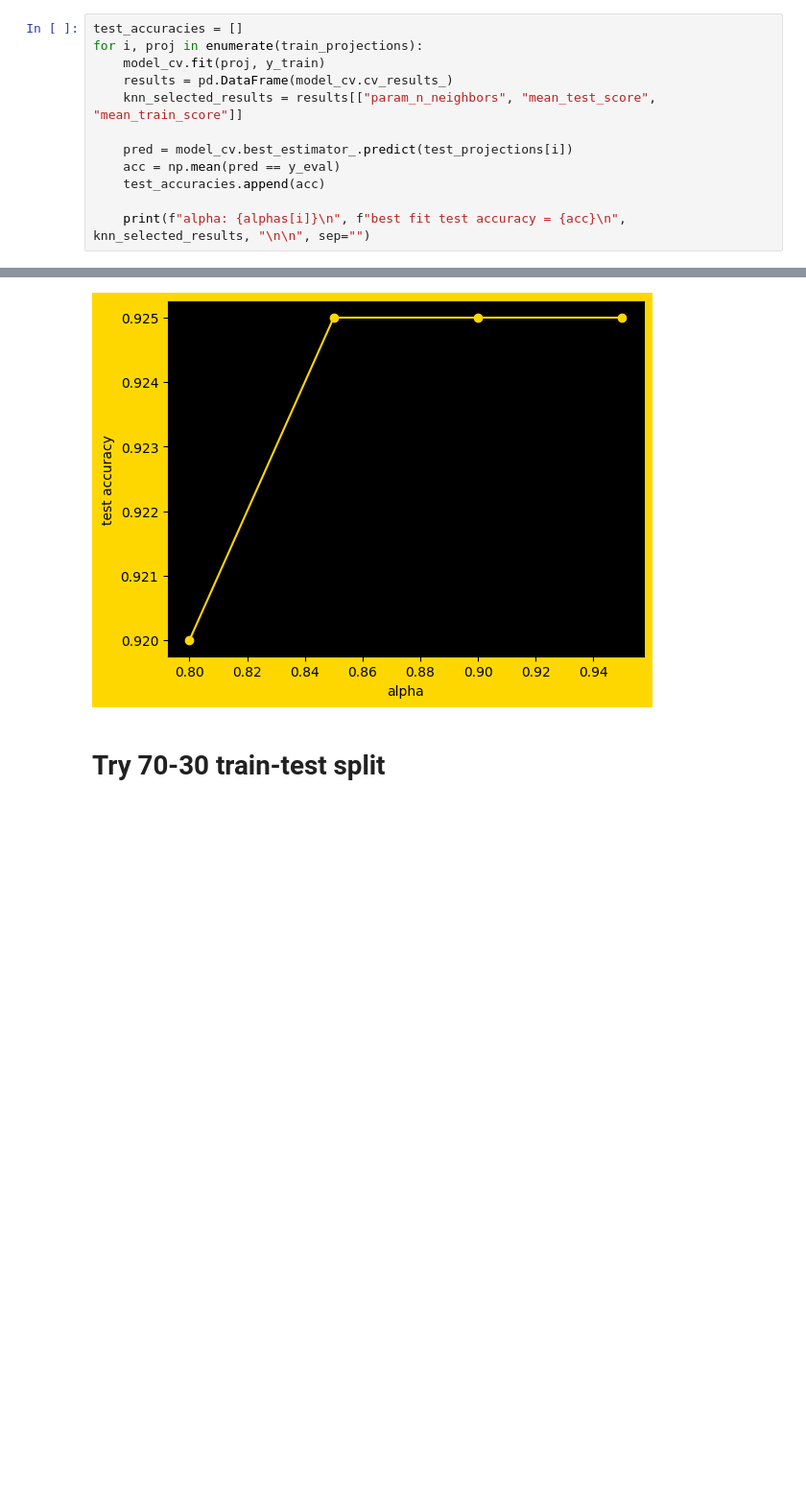
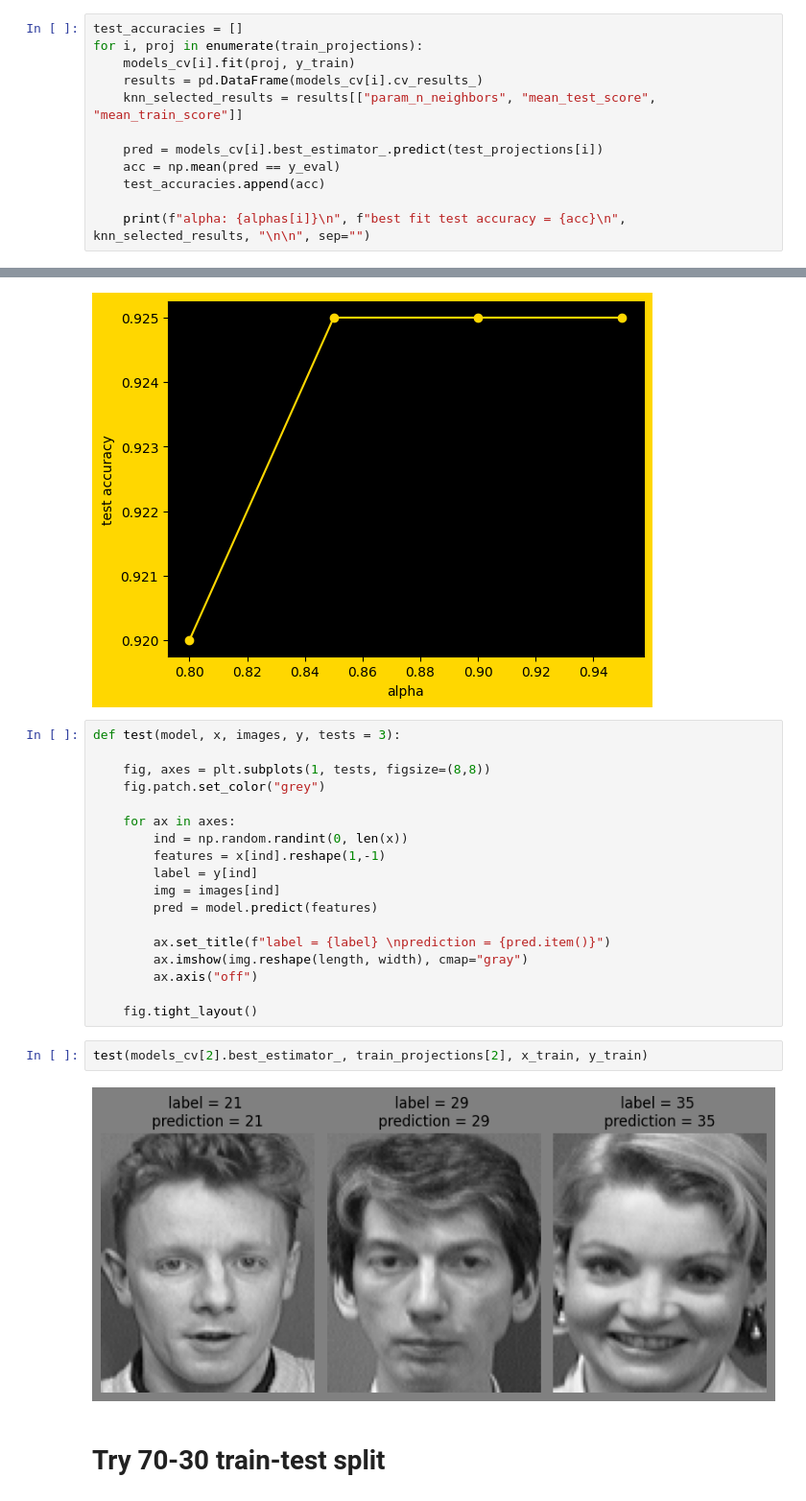
Before and after one commit to Omar-Atef-Bakr/introduction_to_machine_learning, a Jupyter notebook: assigment_three/solution.ipynb, the cells around one changed output, grey strips where cells are left out. Shown at 96% size. Cells and saved outputs as stored; diff of their text form; blank space fills up the shorter version.

Commit message:
added test function

```diff
--- a/assigment_three/solution.ipynb
+++ b/assigment_three/solution.ipynb
@@ -185,11 +187,11 @@ model_cv = GridSearchCV(model, param_grid=params, cv=5,
 # %%
 test_accuracies = []
 for i, proj in enumerate(train_projections):
-    model_cv.fit(proj, y_train)
-    results = pd.DataFrame(model_cv.cv_results_)
+    models_cv[i].fit(proj, y_train)
+    results = pd.DataFrame(models_cv[i].cv_results_)
     knn_selected_results = results[["param_n_neighbors", "mean_test_score", "mean_train_score"]]
 
-    pred = model_cv.best_estimator_.predict(test_projections[i])
+    pred = models_cv[i].best_estimator_.predict(test_projections[i])
     acc = np.mean(pred == y_eval)
     test_accuracies.append(acc)
 
@@ -226,6 +228,28 @@ plt.ylabel("test accuracy")
 # %% [output]
 Text(0, 0.5, 'test accuracy')
 [figure]
+# %%
+def test(model, x, images, y, tests = 3):
+
+    fig, axes = plt.subplots(1, tests, figsize=(8,8))
+    fig.patch.set_color("grey")
+
+    for ax in axes:
+        ind = np.random.randint(0, len(x))
+        features = x[ind].reshape(1,-1)
+        label = y[ind]
+        img = images[ind]
+        pred = model.predict(features)
+
+        ax.set_title(f"label = {label} \nprediction = {pred.item()}")
+        ax.imshow(img.reshape(length, width), cmap="gray")
+        ax.axis("off")
+
+    fig.tight_layout()
+# %%
+test(models_cv[2].best_estimator_, train_projections[2], x_train, y_train)
+# %% [output]
+[figure, added]
 # %% [markdown]
 # Try 70-30 train-test split
 # %%
```
Also changed, not shown: parts of 10 cells of this notebook.
